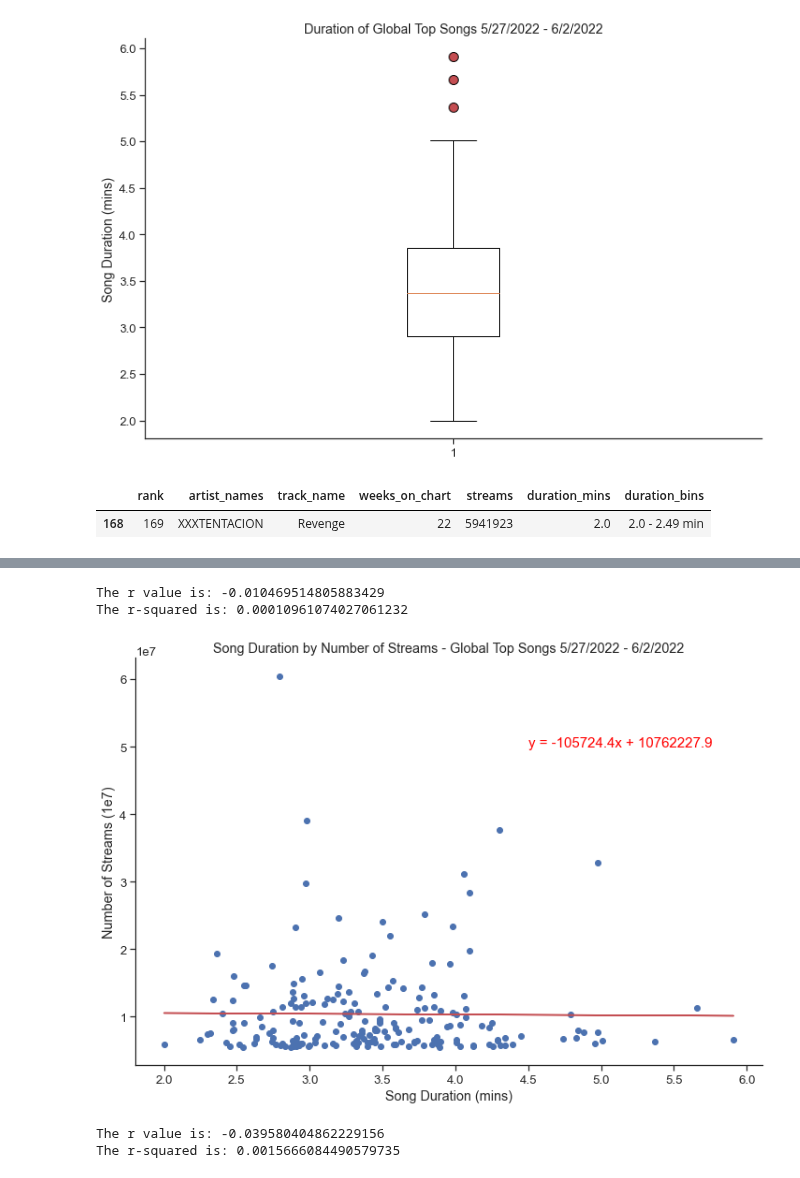
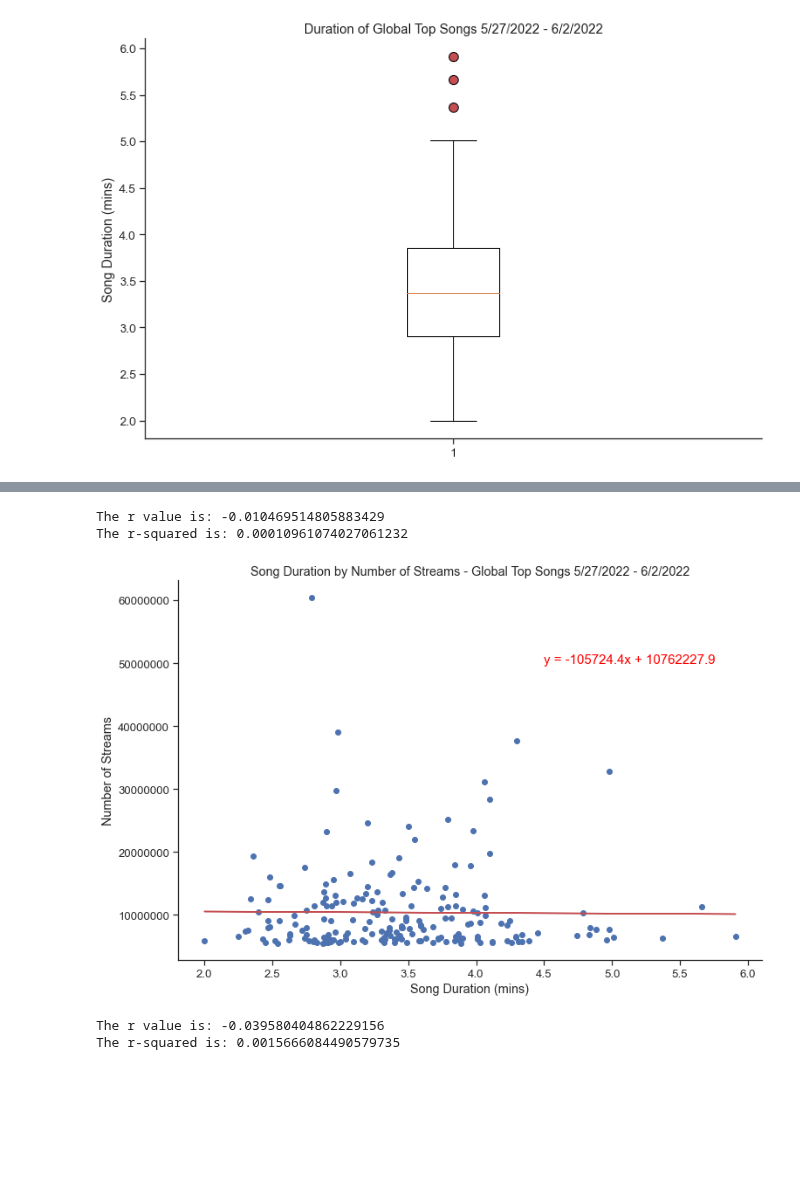
Before and after one commit to mbruns13/project_1_spotify, a Jupyter notebook: song_duration.ipynb, the cells around one changed output, grey strips where cells are left out. Cells and saved outputs as stored; diff of their text form; code cells hidden in the pictures; blank space fills up the shorter version.

```diff
--- a/song_duration.ipynb
+++ b/song_duration.ipynb
@@ -242,11 +293,8 @@ plt.show()
 # %% [output]
 [figure]
 # %%
-shortest_song = full_track_data.loc[full_track_data["duration_mins"] == 2]
-shortest_song[["rank","artist_names","track_name","weeks_on_chart","streams","duration_mins","duration_bins"]]
+#shortest_song = full_track_data.loc[full_track_data["duration_mins"] == 2]
+#shortest_song[["rank","artist_names","track_name","weeks_on_chart","streams","duration_mins","duration_bins"]]
-# %% [output]
-|  | rank | artist_names | track_name | weeks_on_chart | streams | duration_mins | duration_bins |
-| 168 | 169 | XXXTENTACION | Revenge | 22 | 5941923 | 2.0 | 2.0 - 2.49 min |
 # %%
 #look at outliers - what genre?
 duration_outliers_df = full_track_data.loc[full_track_data["duration_mins"] > 5.01]
@@ -259,28 +307,30 @@ duration_outliers_df[["rank","artist_names","track_name","weeks_on_chart","strea
 # %%
 xvalues =full_track_data["duration_mins"]
 yvalues = full_track_data["streams"]
 
 (slope, intercept, rvalue, pvalue, stderr) = linregress(xvalues, yvalues)
 regress_values = xvalues * slope + intercept
 line_eq = "y = " + str(round(slope,2)) + "x + " + str(round(intercept,2))
 plt.scatter(xvalues, yvalues, c="b")
 plt.plot(xvalues,regress_values,"r-")
+#turn off scientific notation in axis
+plt.ticklabel_format(style='plain')
 # Set a Title and labels
 plt.title("Song Duration by Number of Streams - Global Top Songs 5/27/2022 - 6/2/2022")
 plt.xlabel("Song Duration (mins)")
-plt.ylabel("Number of Streams (1e7)")
+plt.ylabel("Number of Streams")
 #adding line equation to the scatter plot
 plt.annotate(line_eq,(4.5,50000000),fontsize=15,color="red")
 print(f"The r value is: {rvalue}")
 print(f"The r-squared is: {rvalue**2}")
 
 #save as png
 plt.savefig("images/duration_streams.png")
 plt.show()
 # %% [output]
 The r value is: -0.010469514805883429
 The r-squared is: 0.00010961074027061232
-[figure, old version]
+[figure, new version]
 # %%
 xvalues =full_track_data["duration_mins"]
 yvalues = full_track_data["time_signature"]
```
Also changed, not shown: parts of 6 cells of this notebook, 2 other files.
